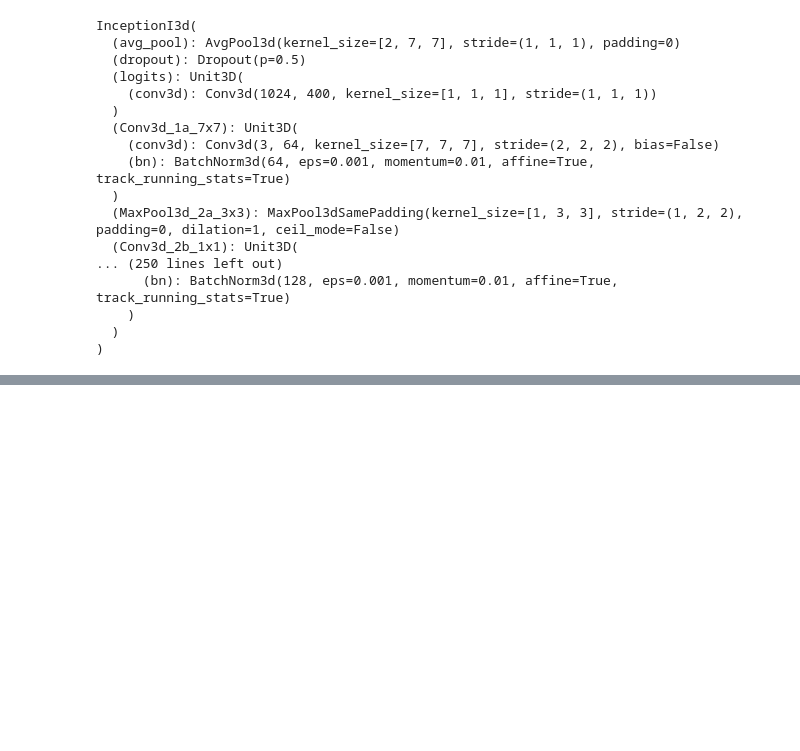
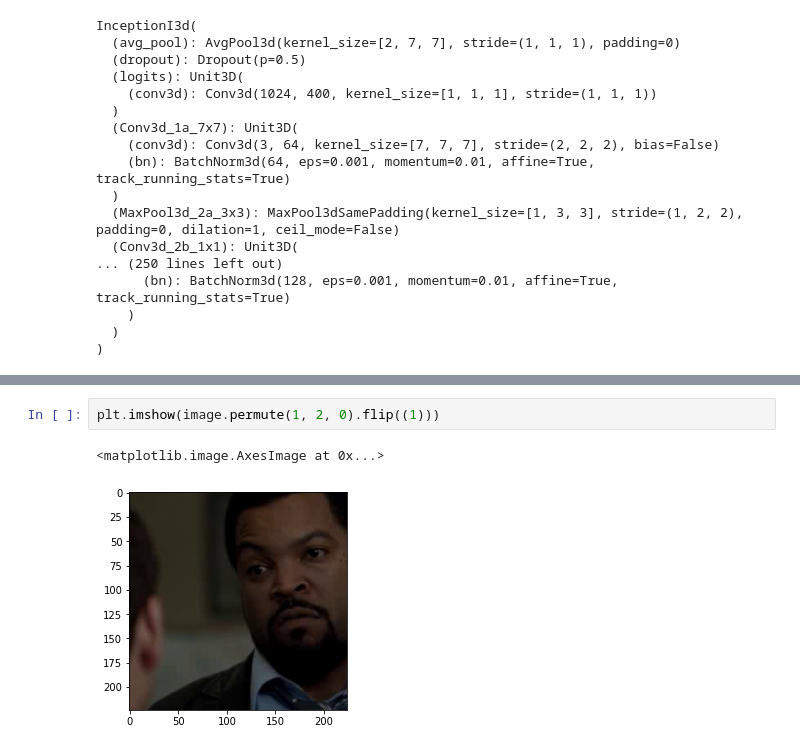
Before and after one commit to Tanwey/video2text_abr, a Jupyter notebook: lib/extract_feature_train.ipynb, the cells around one changed output, grey strips where cells are left out. Cells and saved outputs as stored; diff of their text form; blank space fills up the shorter version.

```diff
--- a/lib/extract_feature_train.ipynb
+++ b/lib/extract_feature_train.ipynb
@@ -83,0 +95,5 @@ print(error_files)
+# %%
+plt.imshow(image.permute(1, 2, 0).flip((1)))
+# %% [output]
+<matplotlib.image.AxesImage at 0x...>
+[figure, added]
```
Also changed, not shown: parts of 12 cells of this notebook, 9 other files.
